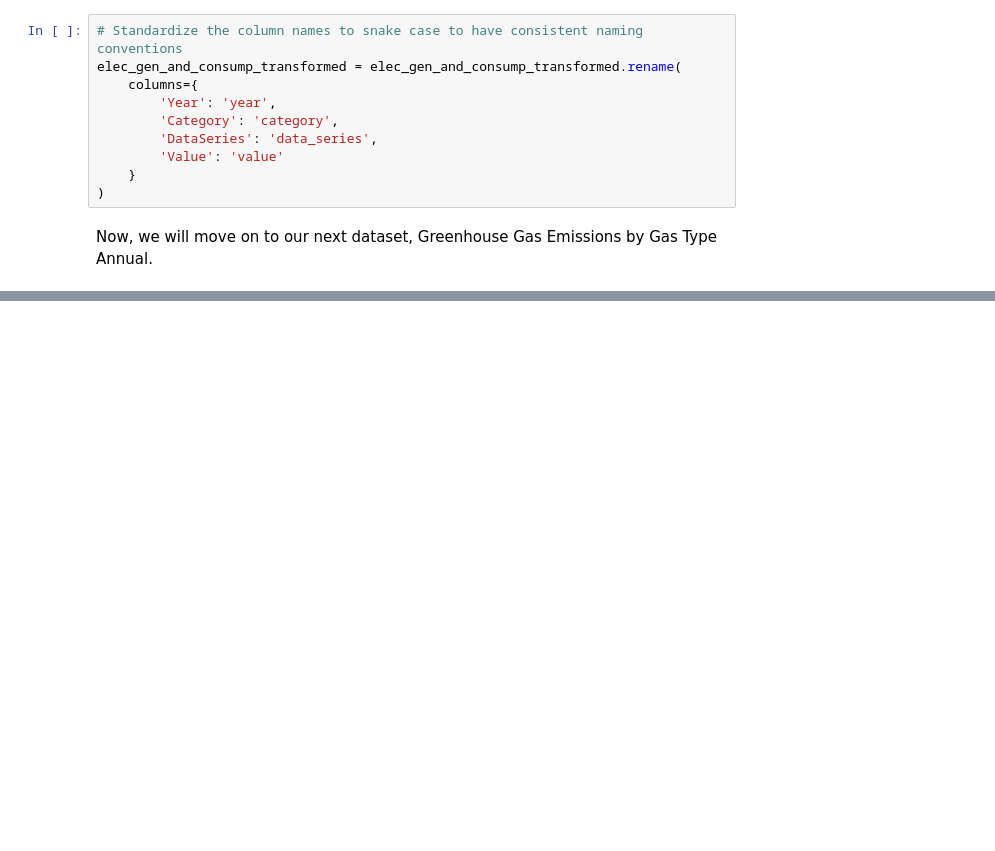
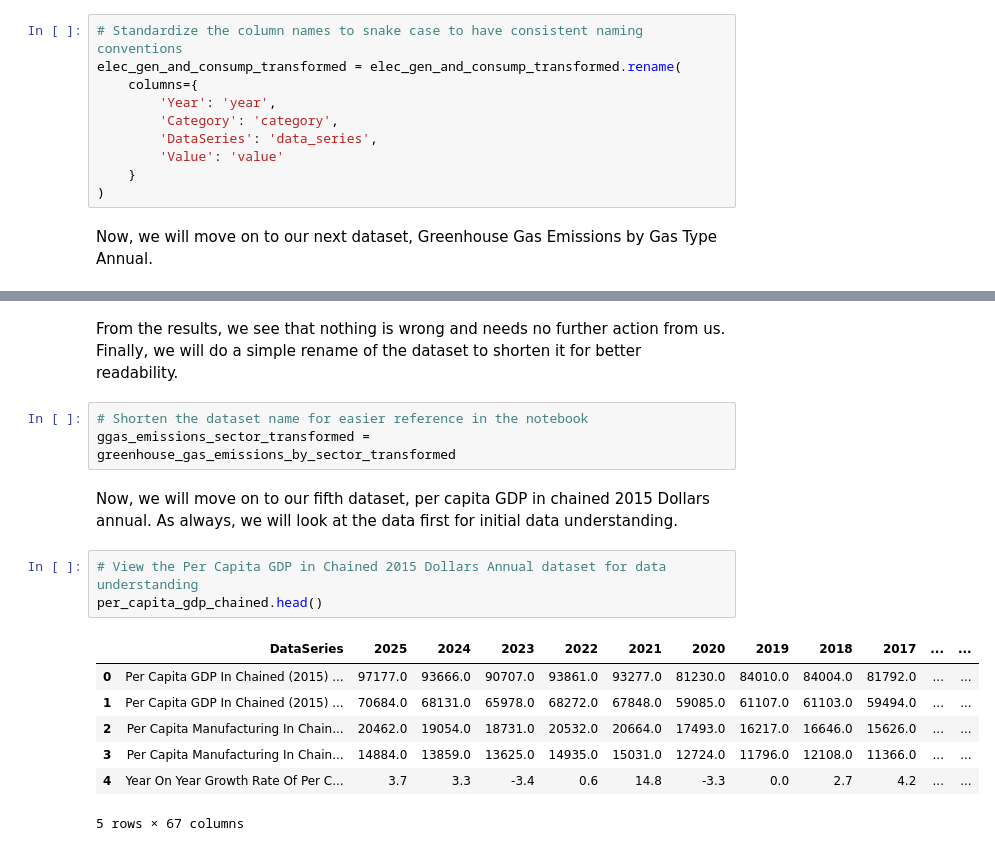
Before and after one commit to ChanKo555/net-zero-emission-data-analytics-project, a Jupyter notebook: Python Notebooks/data_preparation.ipynb, the cells around one changed output, grey strips where cells are left out. Drawn from its saved outputs; the diff is of its cells as text; blank space fills up the shorter version.

```diff
--- a/Python Notebooks/data_preparation.ipynb
+++ b/Python Notebooks/data_preparation.ipynb
@@ -330,0 +665,18 @@ Now, we will move on to our next dataset, Greenhouse Gas Emissions by Gas Type A
+# %% [markdown]
+From the results, we see that nothing is wrong and needs no further action from us. Finally, we will do a simple rename of the dataset to shorten it for better readability.
+# %%
+# Shorten the dataset name for easier reference in the notebook
+ggas_emissions_sector_transformed = greenhouse_gas_emissions_by_sector_transformed
+# %% [markdown]
+Now, we will move on to our fifth dataset, per capita GDP in chained 2015 Dollars annual. As always, we will look at the data first for initial data understanding.
+# %%
+# View the Per Capita GDP in Chained 2015 Dollars Annual dataset for data understanding
+per_capita_gdp_chained.head()
+# %% [output]
+|  | DataSeries | 2025 | 2024 | 2023 | 2022 | 2021 | 2020 | 2019 | 2018 | 2017 | ... | ... |
+| 0 | Per Capita GDP In Chained (2015) ... | 97177.0 | 93666.0 | 90707.0 | 93861.0 | 93277.0 | 81230.0 | 84010.0 | 84004.0 | 81792.0 | ... | ... |
+| 1 | Per Capita GDP In Chained (2015) ... | 70684.0 | 68131.0 | 65978.0 | 68272.0 | 67848.0 | 59085.0 | 61107.0 | 61103.0 | 59494.0 | ... | ... |
+| 2 | Per Capita Manufacturing In Chain... | 20462.0 | 19054.0 | 18731.0 | 20532.0 | 20664.0 | 17493.0 | 16217.0 | 16646.0 | 15626.0 | ... | ... |
+| 3 | Per Capita Manufacturing In Chain... | 14884.0 | 13859.0 | 13625.0 | 14935.0 | 15031.0 | 12724.0 | 11796.0 | 12108.0 | 11366.0 | ... | ... |
+| 4 | Year On Year Growth Rate Of Per C... | 3.7 | 3.3 | -3.4 | 0.6 | 14.8 | -3.3 | 0.0 | 2.7 | 4.2 | ... | ... |
+5 rows × 67 columns
```
Also changed, not shown: parts of 43 cells of this notebook.
